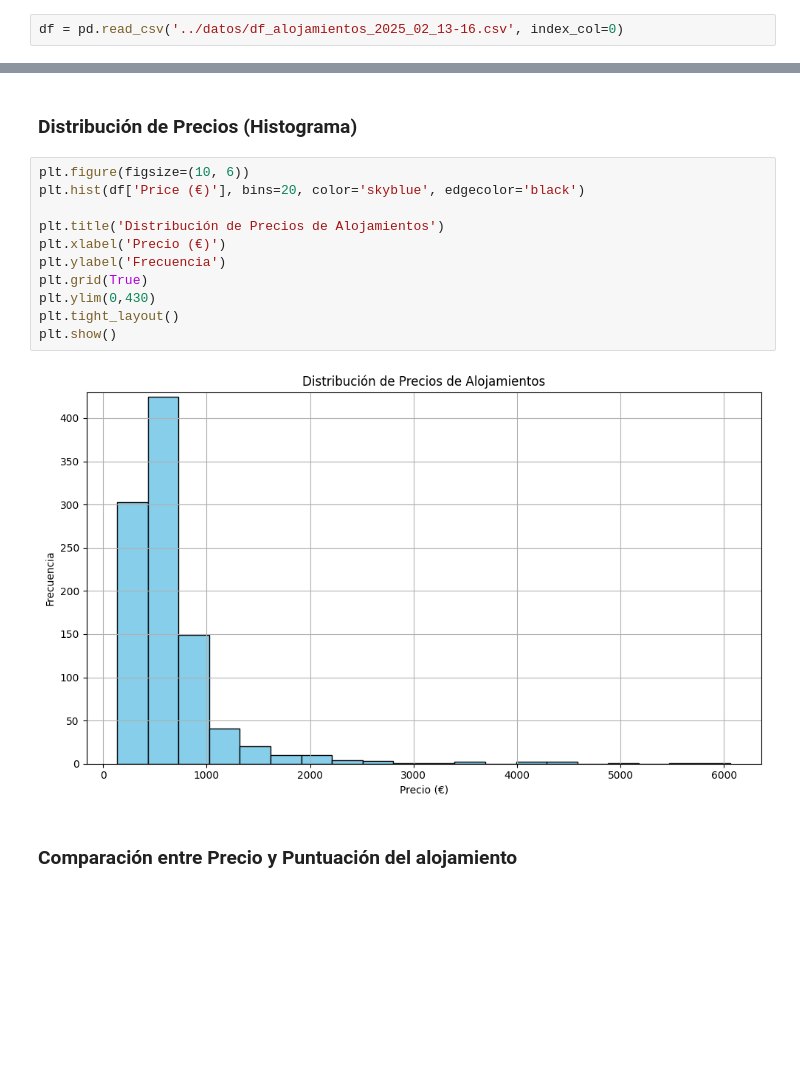
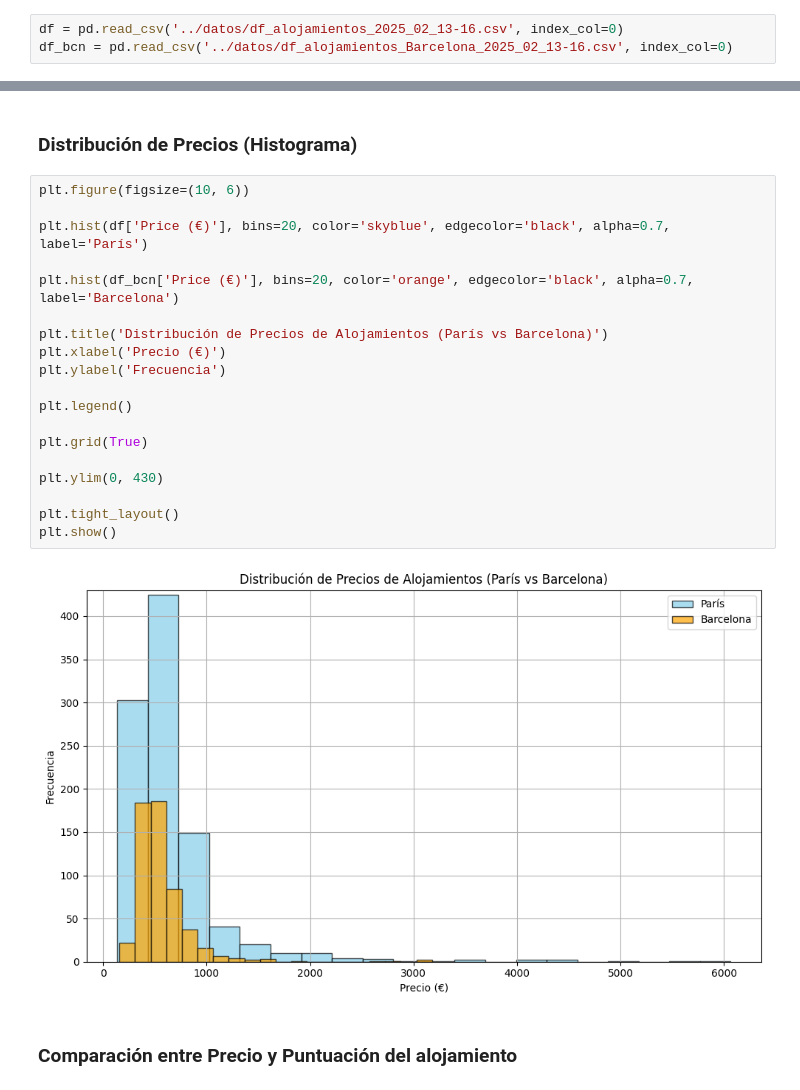
Before and after one commit to joseluisalmendral/Proyecto3-Explorando-Viajes, a Jupyter notebook: notebooks/alojamiento.ipynb, the cells around one changed output, grey strips where cells are left out. Cells and saved outputs as stored; diff of their text form; blank space fills up the shorter version.

```diff
--- a/notebooks/alojamiento.ipynb
+++ b/notebooks/alojamiento.ipynb
@@ -20,5 +40,6 @@ import matplotlib.pyplot as plt
 # %%
 df = pd.read_csv('../datos/df_alojamientos_2025_02_13-16.csv', index_col=0)
+df_bcn = pd.read_csv('../datos/df_alojamientos_Barcelona_2025_02_13-16.csv', index_col=0)
 # %% [markdown]
 ### Relación entre Precio y Distancia al centro (Gráfico de dispersión)
 # %%
@@ -37,17 +65,25 @@ plt.show()
 ### Distribución de Precios (Histograma)
 # %%
 plt.figure(figsize=(10, 6))
-plt.hist(df['Price (€)'], bins=20, color='skyblue', edgecolor='black')
 
-plt.title('Distribución de Precios de Alojamientos')
+plt.hist(df['Price (€)'], bins=20, color='skyblue', edgecolor='black', alpha=0.7, label='París')
+
+plt.hist(df_bcn['Price (€)'], bins=20, color='orange', edgecolor='black', alpha=0.7, label='Barcelona')
+
+plt.title('Distribución de Precios de Alojamientos (París vs Barcelona)')
 plt.xlabel('Precio (€)')
 plt.ylabel('Frecuencia')
+
+plt.legend()
+
 plt.grid(True)
-plt.ylim(0,430)
+
+plt.ylim(0, 430)
+
 plt.tight_layout()
 plt.show()
 # %% [output]
-[figure, old version]
+[figure, new version]
 # %% [markdown]
 ### Comparación entre Precio y Puntuación del alojamiento
 # %%
```
Also changed, not shown: parts of 18 cells of this notebook, 6 other files.
